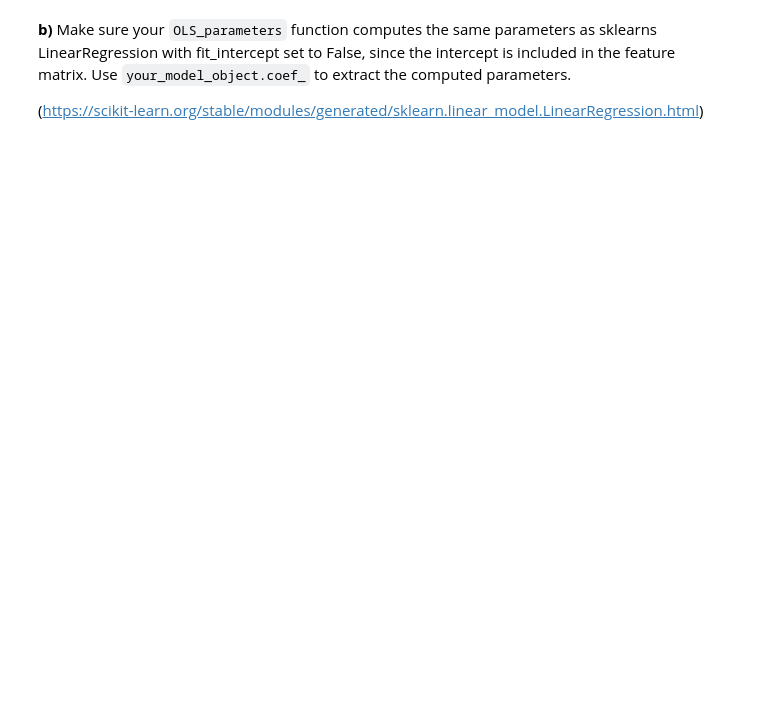
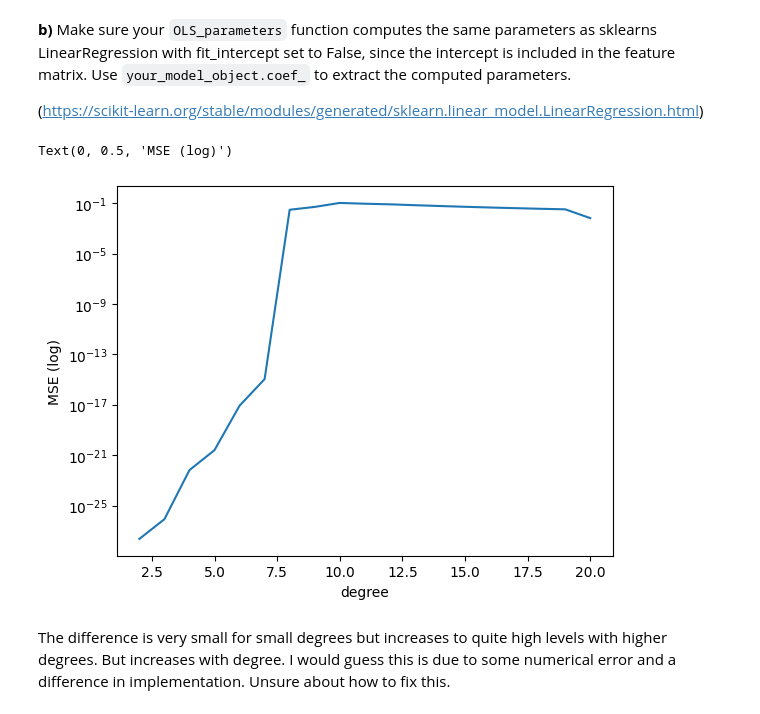
Before and after one commit to Waerstad/applied-ml-coursework, a Jupyter notebook: week35/exercisesweek35.ipynb, the cells around one changed output. Drawn from its saved outputs; the diff is of its cells as text; code cells hidden in the pictures; blank space fills up the shorter version.

```diff
--- a/week35/exercisesweek35.ipynb
+++ b/week35/exercisesweek35.ipynb
@@ -315,3 +373,38 @@ When implementing different algorithms for the first time, it can be helpful to
 **b)** Make sure your `OLS_parameters` function computes the same parameters as sklearns LinearRegression with fit_intercept set to False, since the intercept is included in the feature matrix. Use `your_model_object.coef_` to extract the computed parameters.
 
 (https://scikit-learn.org/stable/modules/generated/sklearn.linear_model.LinearRegression.html)
+# %%
+def validate_params(d_min, d_max, x, y, print_on=False):
+    n = d_max-d_min+1
+    test_result = np.zeros((n,1))
+
+    for deg in range(d_min,d_max+1):
+        Xs_sklearn = PolynomialFeatures(deg).fit_transform(x.reshape(11,1),y)
+        model_sklearn = LinearRegression(fit_intercept = False).fit(Xs_sklearn, y)
+        coeffs_sklearn = model_sklearn.coef_
+
+        Xs_own = polynomial_features(x, deg)
+        coeffs_own = OLS_parameters(Xs_own, y)
+
+        mse = mean_squared_error(coeffs_own, coeffs_sklearn)
+        test_result[deg-d_min] = mse
+
+        if print_on:
+            print(f"degree {d}", mse)
+
+    return test_result
+
+min_d = 2
+max_d = 20
+errors = validate_params(min_d,max_d,x,y)
+degrees = list(range(min_d,max_d+1))
+
+plt.plot(degrees, errors)
+plt.yscale("log")
+plt.xlabel("degree")
+plt.ylabel("MSE (log)")
+# %% [output]
+Text(0, 0.5, 'MSE (log)')
+[figure, added]
+# %% [markdown]
+The difference is very small for small degrees but increases to quite high levels with higher degrees. But increases with degree. I would guess this is due to some numerical error and a difference in implementation. Unsure about how to fix this.
```
Also changed, not shown: parts of 8 cells of this notebook, 5 other files.
